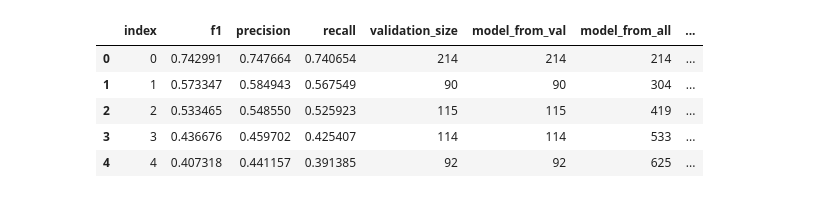
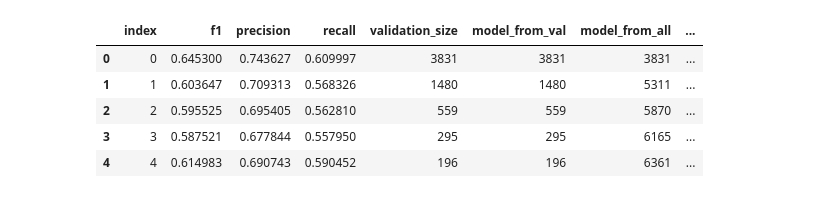
Before and after one commit to SciWake/OLD_Active-learning, a Jupyter notebook: notebooks/Visualization.ipynb, the cells around one changed output. Drawn from its saved outputs; the diff is of its cells as text; code cells hidden in the pictures.

```diff
--- a/notebooks/Visualization.ipynb
+++ b/notebooks/Visualization.ipynb
@@ -66,6 +77,6 @@ all_
 # %%
-model_fasttext = pd.read_csv('data/model/0.97_250_marked_metrics.csv').reset_index()
-model_fasttext['model'] = 'fasttext adapted'
-model_fasttext.tail()
+model_minilm = pd.read_csv('../models/predicts/0.90001_250_model_metrics.csv').reset_index()
+model_minilm['model'] = 'minilm --'
+model_minilm.tail()
 # %% [output]
 |  | index | f1 | precision | recall | validation_size | model_from_val | model_from_all | ... |
@@ -77,6 +88,6 @@ model_fasttext.tail()
 # %%
-model_minilm = pd.read_csv('data/model/0.75_250_marked_metrics.csv').reset_index()
-model_minilm['model'] = 'minilm -'
-model_minilm.tail()
+model_adapted = pd.read_csv('../models/predicts/0.9_250_model_metrics.csv').reset_index()
+model_adapted['model'] = 'minilm adapted'
+model_adapted.tail()
 # %% [output]
 |  | index | f1 | precision | recall | validation_size | model_from_val | model_from_all | ... |
@@ -87,0 +99,4 @@ model_minilm.tail()
+# %%
+model_fasttext = pd.read_csv('../models/predicts/0.97502_250_model_metrics.csv').reset_index()
+model_fasttext['model'] = 'fasttext adapted'
+model_fasttext.tail()
@@ -88,13 +110,13 @@ model_minilm.tail()
 # %%
-model = pd.concat([model_fasttext, model_minilm], ignore_index=True)
+model = pd.concat([model_minilm, model_adapted, model_fasttext], ignore_index=True)
 model.head()
 # %% [output]
 |  | index | f1 | precision | recall | validation_size | model_from_val | model_from_all | ... |
-| 0 | 0 | 0.742991 | 0.747664 | 0.740654 | 214 | 214 | 214 | ... |
-| 1 | 1 | 0.573347 | 0.584943 | 0.567549 | 90 | 90 | 304 | ... |
-| 2 | 2 | 0.533465 | 0.548550 | 0.525923 | 115 | 115 | 419 | ... |
-| 3 | 3 | 0.436676 | 0.459702 | 0.425407 | 114 | 114 | 533 | ... |
-| 4 | 4 | 0.407318 | 0.441157 | 0.391385 | 92 | 92 | 625 | ... |
+| 0 | 0 | 0.645300 | 0.743627 | 0.609997 | 3831 | 3831 | 3831 | ... |
+| 1 | 1 | 0.603647 | 0.709313 | 0.568326 | 1480 | 1480 | 5311 | ... |
+| 2 | 2 | 0.595525 | 0.695405 | 0.562810 | 559 | 559 | 5870 | ... |
+| 3 | 3 | 0.587521 | 0.677844 | 0.557950 | 295 | 295 | 6165 | ... |
+| 4 | 4 | 0.614983 | 0.690743 | 0.590452 | 196 | 196 | 6361 | ... |
 # %%
 fig, ax = plt.subplots(nrows=2, ncols=1, figsize=(18, 12))
 palette = sns.color_palette("Reds", as_cmap=True)
```
Also changed, not shown: parts of 14 cells of this notebook.
